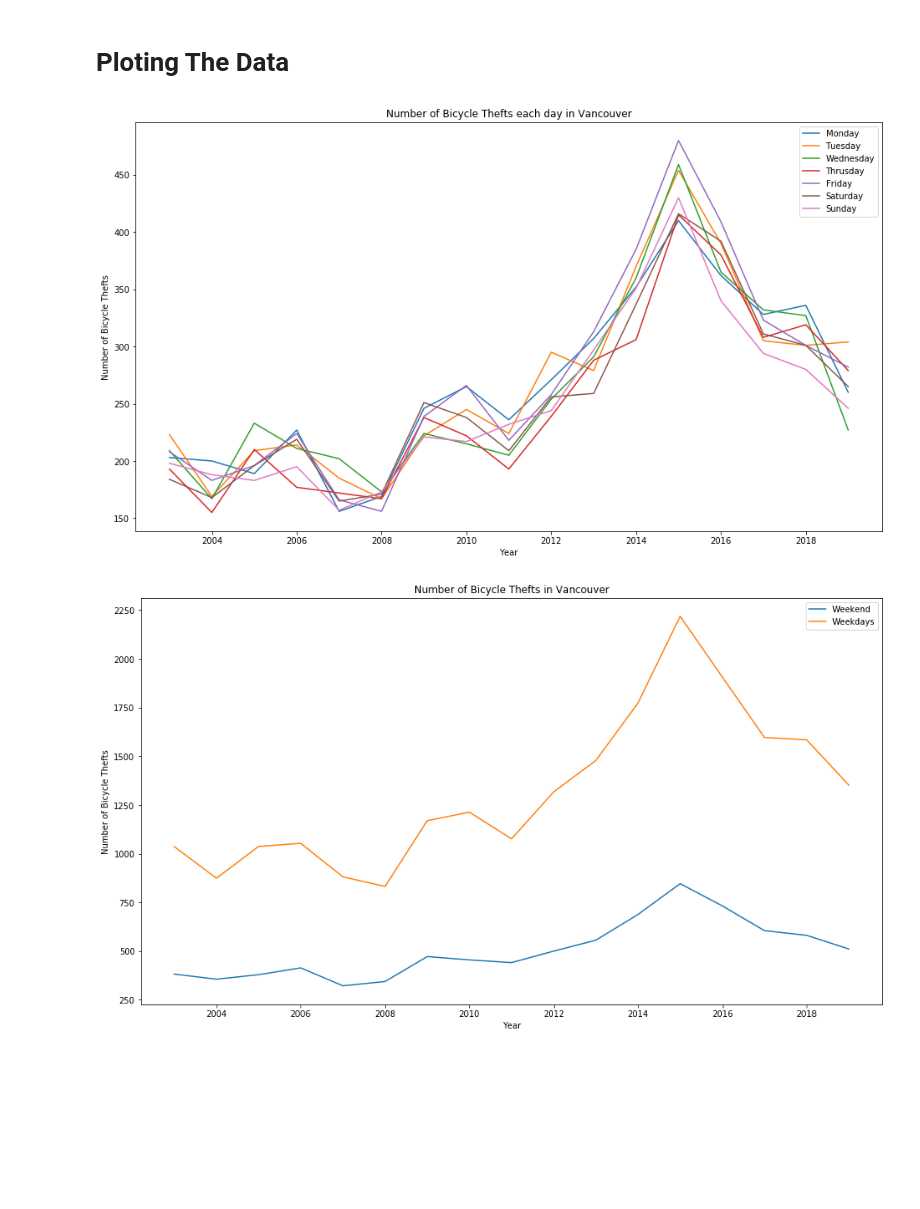
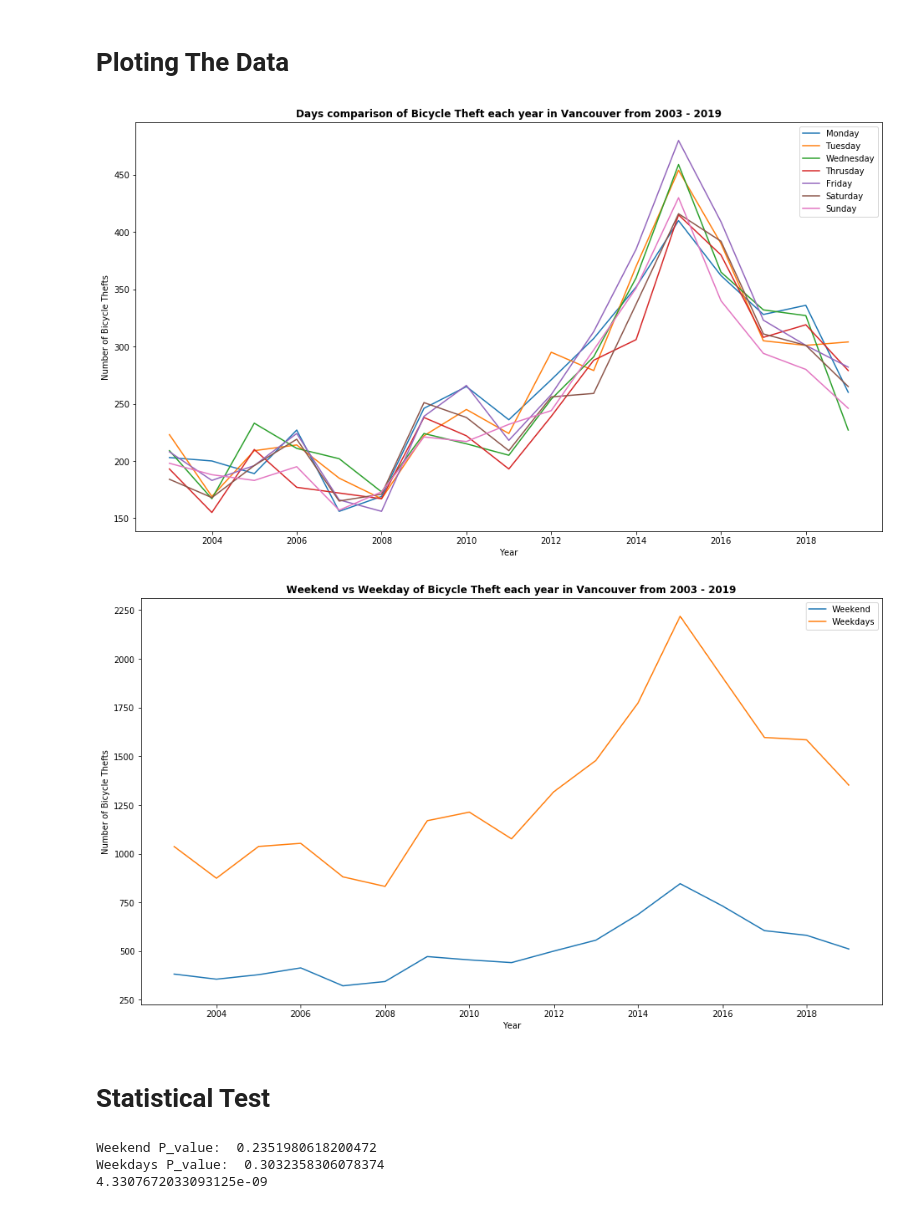
Before and after one commit to WanatabeShin/cmpt-353-final-project, a Jupyter notebook: days_comparison.ipynb, the cells around one changed output. Saved outputs shown, nothing was run; the diff lists cells and outputs as text; code cells hidden in the pictures; blank space fills up the shorter version.

Commit message:
adding stats part

```diff
--- a/days_comparison.ipynb
+++ b/days_comparison.ipynb
@@ -7,7 +7,7 @@ from statsmodels.nonparametric.smoothers_lowess import lowess
 from scipy import stats
 from sklearn.preprocessing import PolynomialFeatures
 # %%
-data = pd.read_csv("clean_bike_data.csv")
+data = pd.read_csv("dataset/clean_bike_data.csv")
 # %%
 #Cleaned Dataset
 data['DATETIME'] =  pd.to_datetime(data['DATETIME'], infer_datetime_format=True)
@@ -80,31 +78,49 @@ highestDay
 # Ploting The Data
 # %%
 plt.figure(figsize=(16, 9))
-plt.plot(monday['YEAR'],monday['COUNT'], label='Monday')
-plt.plot(tuesday['YEAR'],tuesday['COUNT'], label='Tuesday')
-plt.plot(wednesday['YEAR'],wednesday['COUNT'], label='Wednesday')
-plt.plot(thrusday['YEAR'],thrusday['COUNT'], label='Thrusday')
-plt.plot(friday['YEAR'],friday['COUNT'], label='Friday')
-plt.plot(saturday['YEAR'],saturday['COUNT'], label='Saturday')
-plt.plot(sunday['YEAR'],sunday['COUNT'], label='Sunday')
+plt.plot(monday['YEAR'],monday['MONDAY'], label='Monday')
+plt.plot(tuesday['YEAR'],tuesday['TUESDAY'], label='Tuesday')
+plt.plot(wednesday['YEAR'],wednesday['WEDNESDAY'], label='Wednesday')
+plt.plot(thrusday['YEAR'],thrusday['THRUSDAY'], label='Thrusday')
+plt.plot(friday['YEAR'],friday['FRIDAY'], label='Friday')
+plt.plot(saturday['YEAR'],saturday['SATURDAY'], label='Saturday')
+plt.plot(sunday['YEAR'],sunday['SUNDAY'], label='Sunday')
 
 plt.xlabel("Year")
 plt.ylabel("Number of Bicycle Thefts")
-plt.title("Number of Bicycle Thefts each day in Vancouver")
+plt.title("Days comparison of Bicycle Theft each year in Vancouver from 2003 - 2019", fontweight="bold")
 plt.legend()
 plt.savefig('images/yearly_days_comparison.png')
 plt.show()
 # %% [output]
-[figure, old version]
+[figure, new version]
 # %%
 plt.figure(figsize=(16, 9))
 plt.plot(weekend_tot['YEAR'],weekend_tot['COUNT'], label='Weekend')
 plt.plot(weekdays_tot['YEAR'],weekdays_tot['COUNT'], label='Weekdays')
 plt.xlabel("Year")
 plt.ylabel("Number of Bicycle Thefts")
-plt.title("Number of Bicycle Thefts in Vancouver")
+plt.title("Weekend vs Weekday of Bicycle Theft each year in Vancouver from 2003 - 2019",fontweight="bold")
 plt.legend()
 plt.savefig('images/yearly_weekdays_comparison.png')
 plt.show()
 # %% [output]
-[figure, old version]
+[figure, new version]
+# %% [markdown]
+# Statistical Test
+# %%
+ # Check if these two graphs are normal?
+# They are both normal
+p_value = stats.normaltest(weekend_tot["COUNT"]).pvalue
+print("Weekend P_value: ", p_value)
+
+p_value = stats.normaltest(weekdays_tot["COUNT"]).pvalue
+print("Weekdays P_value: ", p_value)
+
+# The mean between weekdays and weekend not the same
+ttest = stats.ttest_ind(weekdays_tot["COUNT"], weekend_tot["COUNT"])
+print(ttest.pvalue)
+# %% [output]
+Weekend P_value:  0.2351980618200472
+Weekdays P_value:  0.3032358306078374
+4.3307672033093125e-09
```
Also changed, not shown: parts of 6 cells of this notebook, 2 other files.
